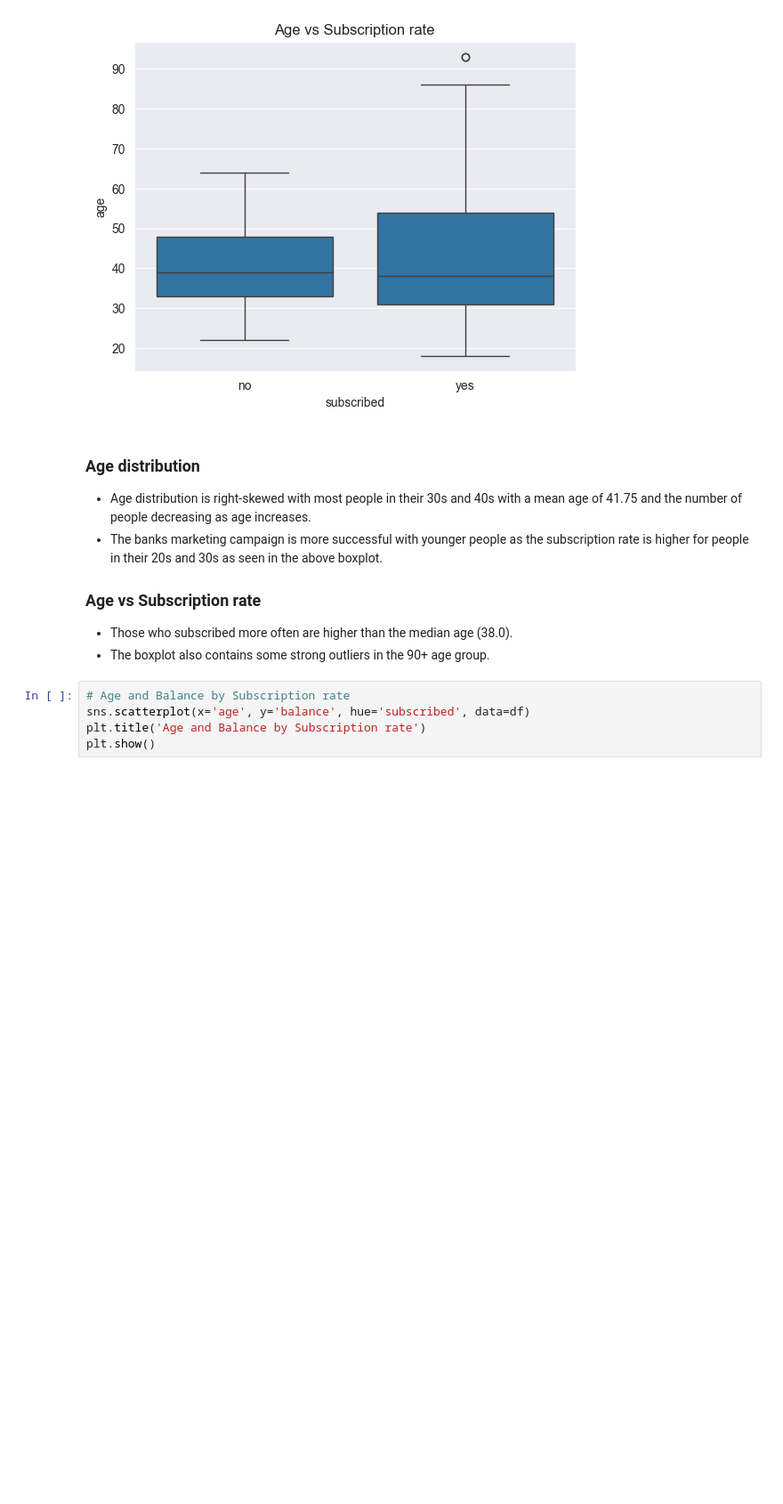
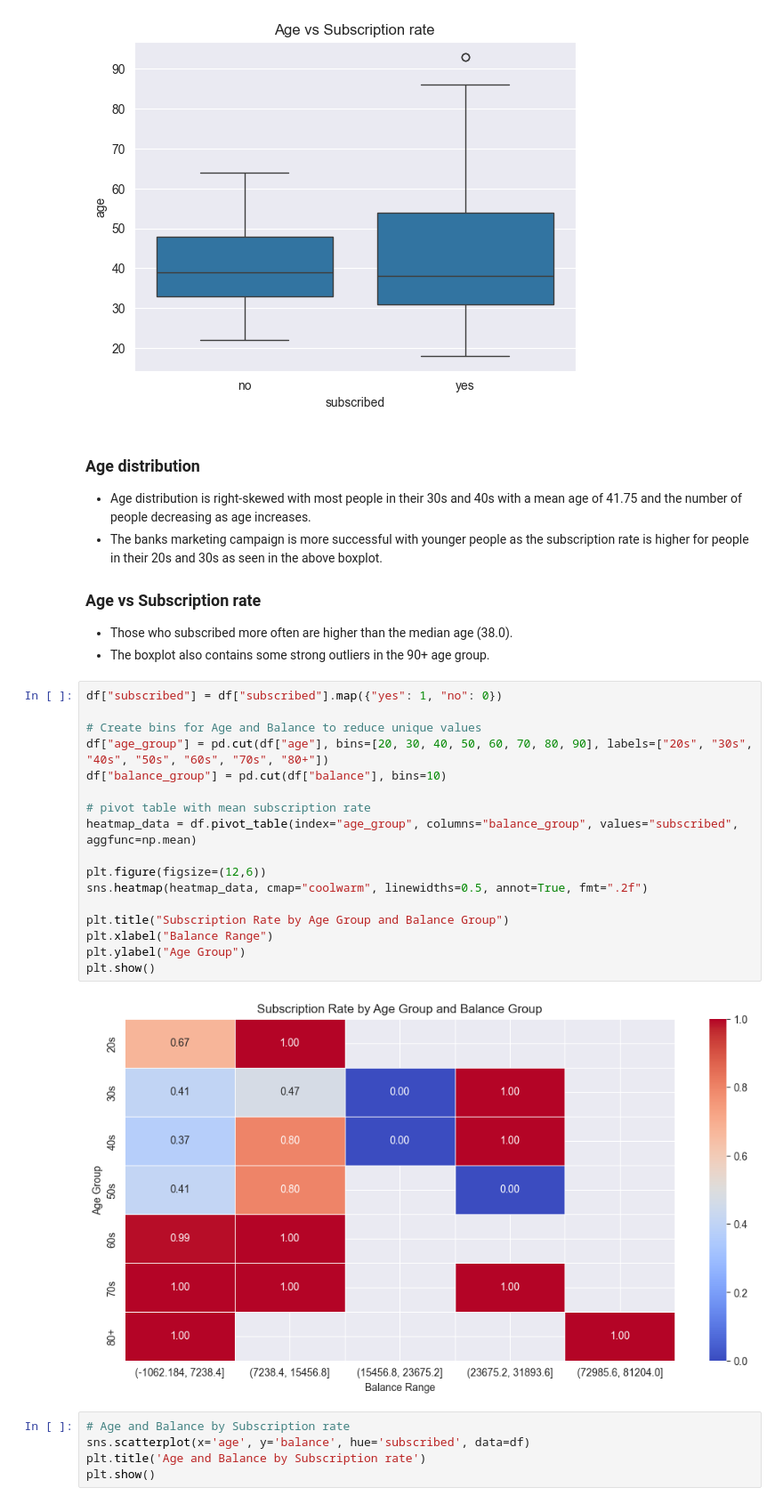
Before and after one commit to CraigPhayer/CS4168---DATA-MINING-LABS, a Jupyter notebook: Lab01/lab1.ipynb, the cells around one changed output. Shown at 89% size. Drawn from its saved outputs; the diff is of its cells as text; blank space fills up the shorter version.

```diff
--- a/Lab01/lab1.ipynb
+++ b/Lab01/lab1.ipynb
@@ -139,6 +143,25 @@ plt.show()
 ### Age vs Subscription rate
 - Those who subscribed more often are higher than the median age (38.0).
 - The boxplot also contains some strong outliers in the 90+ age group.
+# %%
+df["subscribed"] = df["subscribed"].map({"yes": 1, "no": 0})
+
+# Create bins for Age and Balance to reduce unique values
+df["age_group"] = pd.cut(df["age"], bins=[20, 30, 40, 50, 60, 70, 80, 90], labels=["20s", "30s", "40s", "50s", "60s", "70s", "80+"])
+df["balance_group"] = pd.cut(df["balance"], bins=10)
+
+# pivot table with mean subscription rate
+heatmap_data = df.pivot_table(index="age_group", columns="balance_group", values="subscribed", aggfunc=np.mean)
+
+plt.figure(figsize=(12,6))
+sns.heatmap(heatmap_data, cmap="coolwarm", linewidths=0.5, annot=True, fmt=".2f")
+
+plt.title("Subscription Rate by Age Group and Balance Group")
+plt.xlabel("Balance Range")
+plt.ylabel("Age Group")
+plt.show()
+# %% [output]
+[figure, added]
 # %%
 # Age and Balance by Subscription rate
 sns.scatterplot(x='age', y='balance', hue='subscribed', data=df)
```
Also changed, not shown: parts of 11 cells of this notebook.
